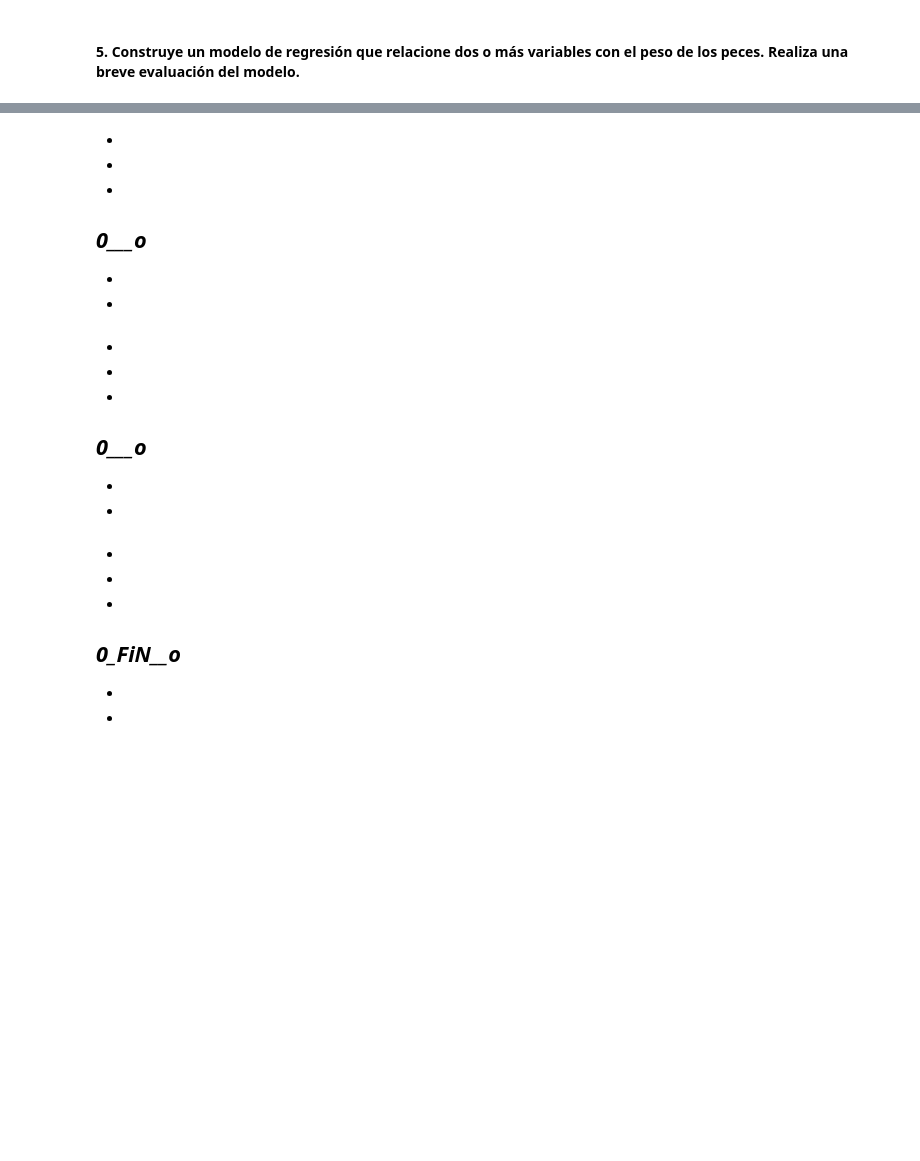
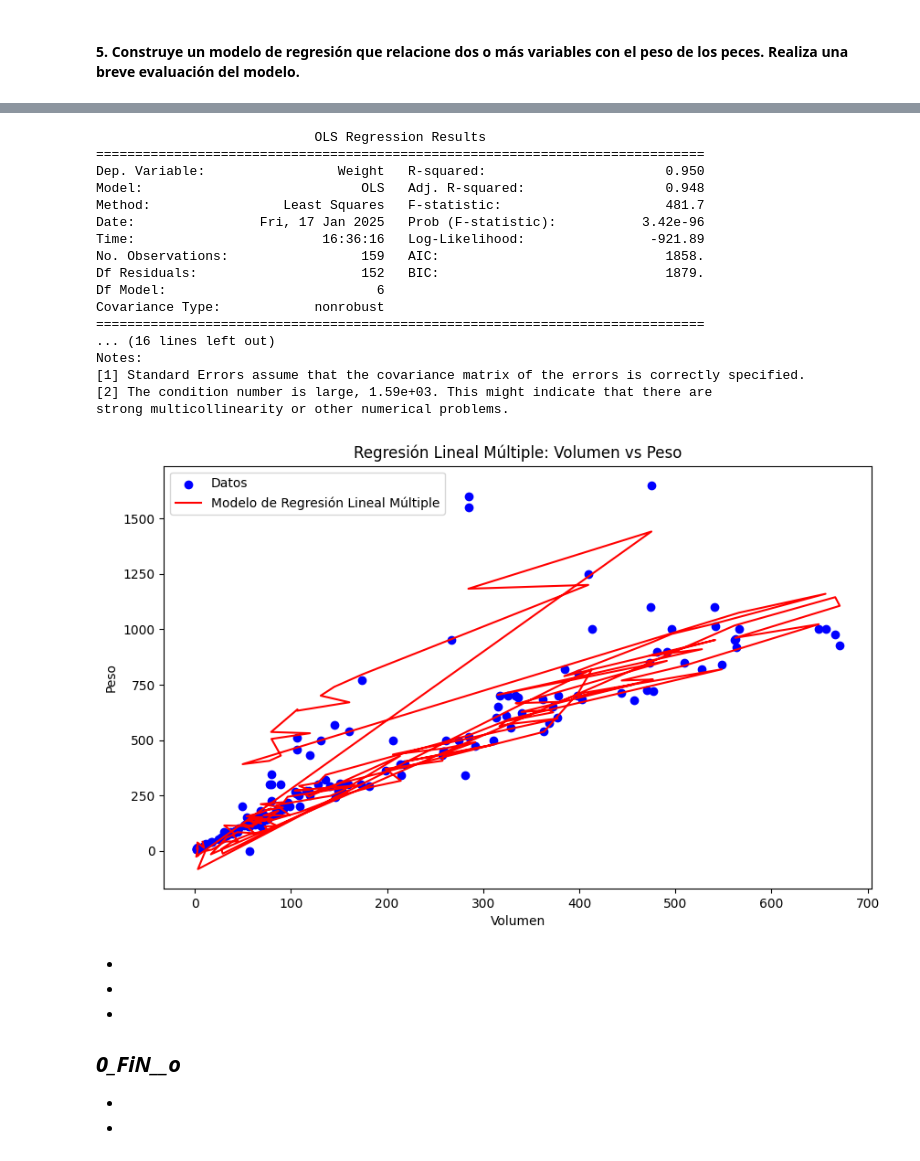
Before and after one commit to santoleal/data_science_homework, a Jupyter notebook: 4.ESTADISTICA PYTHON/DESAFIO6/Desafío 6 - Regresión Lineal - G93.ipynb, the cells around one changed output, grey strips where cells are left out. Saved outputs shown, nothing was run; the diff lists cells and outputs as text; code cells hidden in the pictures; blank space fills up the shorter version.

```diff
--- a/4.ESTADISTICA PYTHON/DESAFIO6/Desafío 6 - Regresión Lineal - G93.ipynb
+++ b/4.ESTADISTICA PYTHON/DESAFIO6/Desafío 6 - Regresión Lineal - G93.ipynb
@@ -69,19 +223,45 @@ memory usage: 212.9+ KB
-# %% [markdown]
--
--
--
-___0___o___
--
--
--
-# %% [markdown]
--
--
--
-___0___o___
--
--
--
+# %%
+# Definir las variables dependiente e independientes
+X_multi = df_peces_numeric[['Length1', 'Length2', 'Length3', 'Height', 'Width', 'Volume']]
+y_multi = df_peces_numeric['Weight']
+
+# Añadir una constante a las variables independientes
+X_multi = sm.add_constant(X_multi)
+
+# Ajustar el modelo de regresión lineal múltiple
+model_multi = sm.OLS(y_multi, X_multi).fit()
+
+# Resumen del modelo
+print(model_multi.summary())
+
+# Graficar los resultados
+plt.figure(figsize=(10, 6))
+plt.scatter(df_peces_numeric['Volume'], df_peces_numeric['Weight'], color='blue', label='Datos')
+plt.plot(df_peces_numeric['Volume'], model_multi.predict(X_multi), color='red', label='Modelo de Regresión Lineal Múltiple')
+plt.xlabel('Volumen')
+plt.ylabel('Peso')
+plt.title('Regresión Lineal Múltiple: Volumen vs Peso')
+plt.legend()
+plt.show()
+# %% [output]
+                            OLS Regression Results
+==============================================================================
+Dep. Variable:                 Weight   R-squared:                       0.950
+Model:                            OLS   Adj. R-squared:                  0.948
+Method:                 Least Squares   F-statistic:                     481.7
+Date:                Fri, 17 Jan 2025   Prob (F-statistic):           3.42e-96
+Time:                        16:36:16   Log-Likelihood:                -921.89
+No. Observations:                 159   AIC:                             1858.
+Df Residuals:                     152   BIC:                             1879.
+Df Model:                           6
+Covariance Type:            nonrobust
+==============================================================================
+... (16 lines left out)
+Notes:
+[1] Standard Errors assume that the covariance matrix of the errors is correctly specified.
+[2] The condition number is large, 1.59e+03. This might indicate that there are
+strong multicollinearity or other numerical problems.
+[figure, added]
 # %% [markdown]
 -
 -
```
Also changed, not shown: parts of 9 cells of this notebook, 4 other files.
